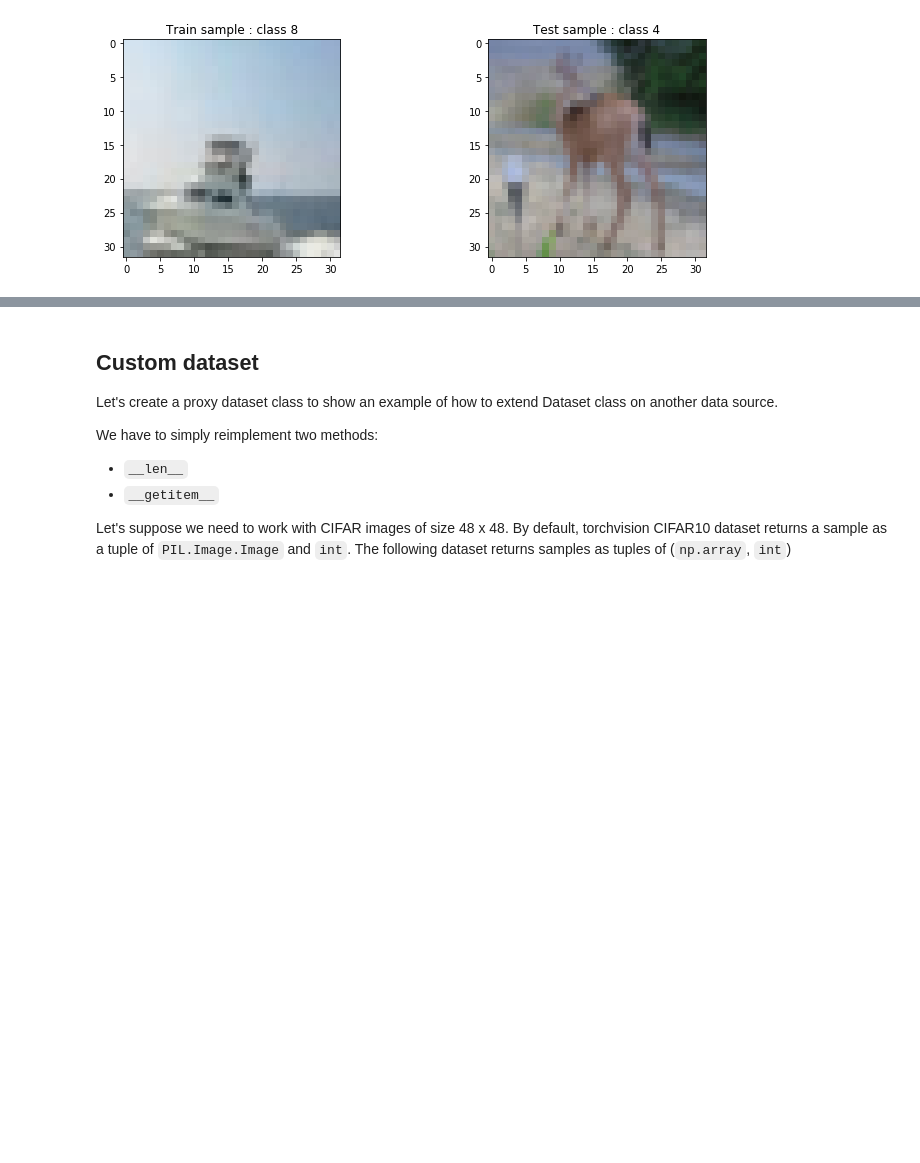
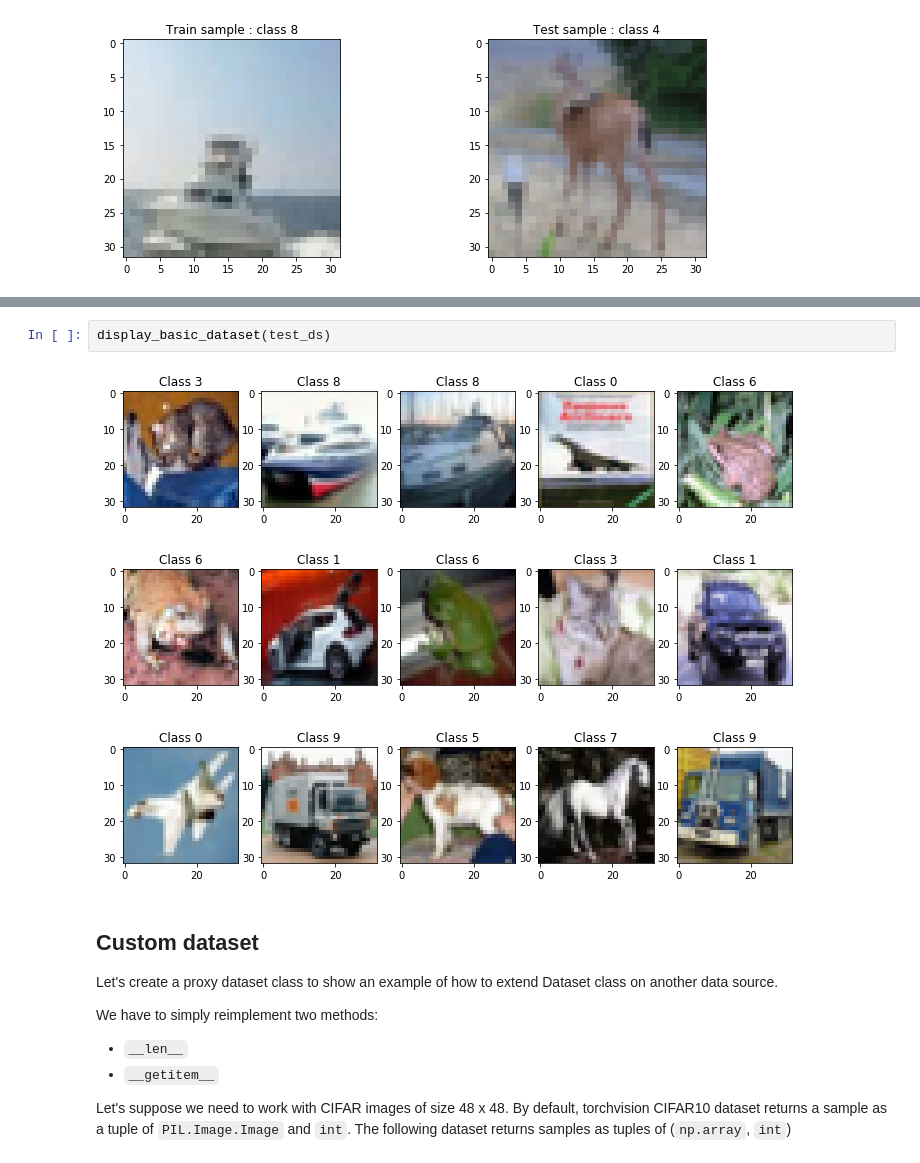
Before and after one commit to vfdev-5/pytorch-my_examples, a Jupyter notebook: Cifar10/CIFAR10_Classifier__1_dataflow.ipynb, the cells around one changed output, grey strips where cells are left out. Cells and saved outputs as stored; diff of their text form; blank space fills up the shorter version.

```diff
--- a/Cifar10/CIFAR10_Classifier__1_dataflow.ipynb
+++ b/Cifar10/CIFAR10_Classifier__1_dataflow.ipynb
@@ -118,3 +88,9 @@ for i, (x, y) in enumerate(test_ds):
+# %%
+display_basic_dataset(test_ds)
+# %% [output]
+[figure, added]
+[figure, added]
+[figure, added]
 # %% [markdown]
 ## Custom dataset
 
```
Also changed, not shown: parts of 21 cells of this notebook, 14 other files.
